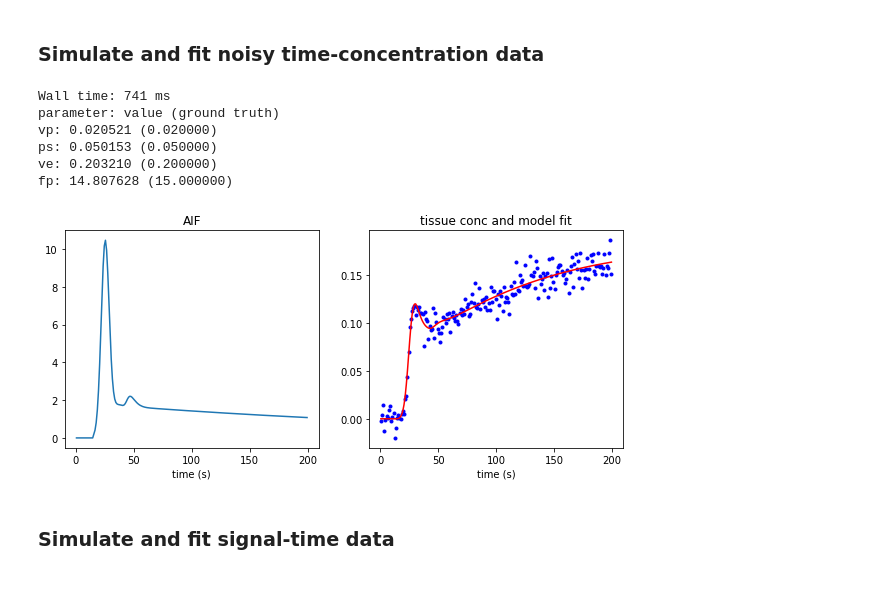
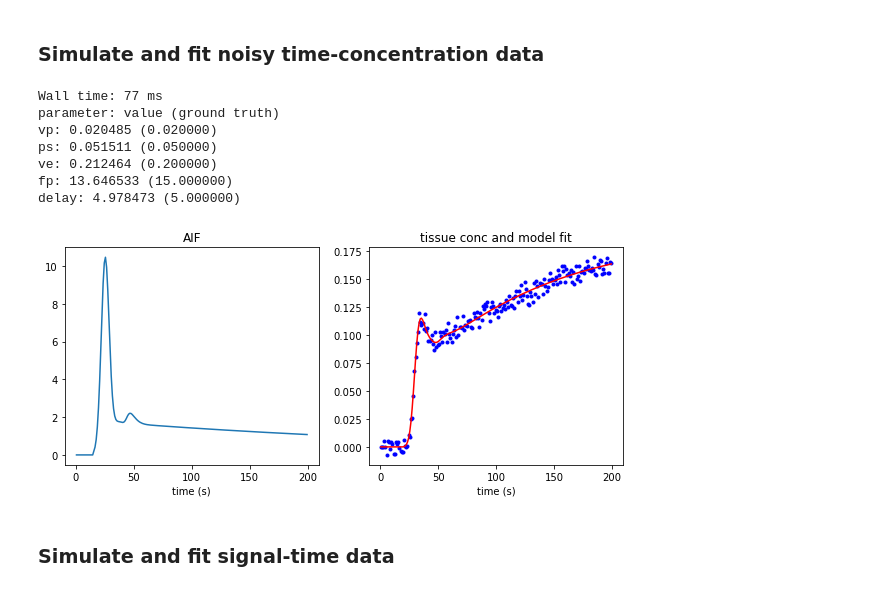
Before and after one commit to OSIPI/DCE-DSC-MRI_CodeCollection, a Jupyter notebook: src/original/MJT_UoEdinburghUK/demo/demo_simulation.ipynb, the cells around one changed output. Saved outputs shown, nothing was run; the diff lists cells and outputs as text; code cells hidden in the pictures.

Commit message:
fit dce with variable delay

```diff
--- a/src/original/MJT_UoEdinburghUK/demo/demo_simulation.ipynb
+++ b/src/original/MJT_UoEdinburghUK/demo/demo_simulation.ipynb
@@ -13,45 +16,44 @@ import dce_fit, relaxivity, signal_models, water_ex_models, aifs, pk_models
 # %%
 # define timepoints
 dt = 1.
 t = np.arange(0,200)*dt + dt/2
 
 # define AIF, pharmacokinetic model and noise level
 aif = aifs.parker(hct=0.42, t_start=15.)
-pk_pars_ground_truth = {'vp': 0.02, 'ps': 5e-2, 've': 0.2, 'fp': 15}
-pk_model = pk_models.tcxm(t, aif) # <-- CHANGE THE MODEL HERE
-noise = 0.01
+pk_pars_ground_truth = {'vp': 0.02, 'ps': 5e-2, 've': 0.2, 'fp': 15, 'delay': 5}
+pk_model_ground_truth = pk_models.tcxm(t, aif, fixed_delay=None) # <-- CHANGE THE MODEL HERE
+noise = 0.005
 
 # generate "measured" concentration then add noise
-c_t, _c_cp, _c_e = pk_model.conc(**pk_pars_ground_truth)
+c_t, _c_cp, _c_e = pk_model_ground_truth.conc(**pk_pars_ground_truth)
 c_t += np.random.normal(loc = 0., scale = noise, size = c_t.shape)
 
 # fit measured concentration using the same pharmacokinetic model
-pk_pars_0 = [{'vp': 0.01, 'ps': 1e-4, 've': 0.05, 'fp': 5}, # use 5 arbitrary initial guesses
-             {'vp': 0.1, 'ps': 1e-4, 've': 0.05, 'fp': 5},
-             {'vp': 0.01, 'ps': 1e-2, 've': 0.05, 'fp': 5},
-             {'vp': 0.01, 'ps': 1e-4, 've': 0.5, 'fp': 5},
-             {'vp': 0.01, 'ps': 1e-4, 've': 0.05, 'fp': 50},
+pk_model = pk_models.tcxm(t, aif, fixed_delay=None) # <-- CHANGE THE MODEL HERE
+pk_pars_0 = [{'vp': 0.01, 'ps': 1e-2, 've': 0.5, 'fp': 5, 'delay': 0}, # optionally specify multiple sets of starting values to find global minimum
+             {'vp': 0.1, 'ps': 1e-4, 've': 0.025, 'fp': 5, 'delay': 5}
             ]
-%time pk_pars_fit, c_t_fit = dce_fit.conc_to_pkp(c_t, pk_model, pk_pars_0)
+%time pk_pars_fit, c_t_fit = dce_fit.conc_to_pkp(c_t, pk_model, pk_pars_0=pk_pars_0)
 
 print("parameter: value (ground truth)")
 [ print(f"{key}: {val:.6f} ({pk_pars_ground_truth[key]:.6f})") for key, val in pk_pars_fit.items() ]
 
 fig, ax = plt.subplots(1,2, figsize=(10,4))
 ax[0].plot(t, aif.c_ap(t));
 ax[0].set_xlabel('time (s)');
 ax[0].set_title('AIF');
 ax[1].plot(t, c_t, 'b.', t, c_t_fit, 'r-');
 ax[1].set_xlabel('time (s)');
 ax[1].set_title('tissue conc and model fit');
 # %% [output]
-Wall time: 741 ms
+Wall time: 77 ms
 parameter: value (ground truth)
-vp: 0.020521 (0.020000)
-ps: 0.050153 (0.050000)
-ve: 0.203210 (0.200000)
-fp: 14.807628 (15.000000)
+vp: 0.020485 (0.020000)
+ps: 0.051511 (0.050000)
+ve: 0.212464 (0.200000)
+fp: 13.646533 (15.000000)
+delay: 4.978473 (5.000000)
-[figure, old version]
+[figure, new version]
 # %% [markdown]
 ### Simulate and fit signal-time data
 # %% [markdown]
```
Also changed, not shown: parts of 1 cell of this notebook, 5 other files.
